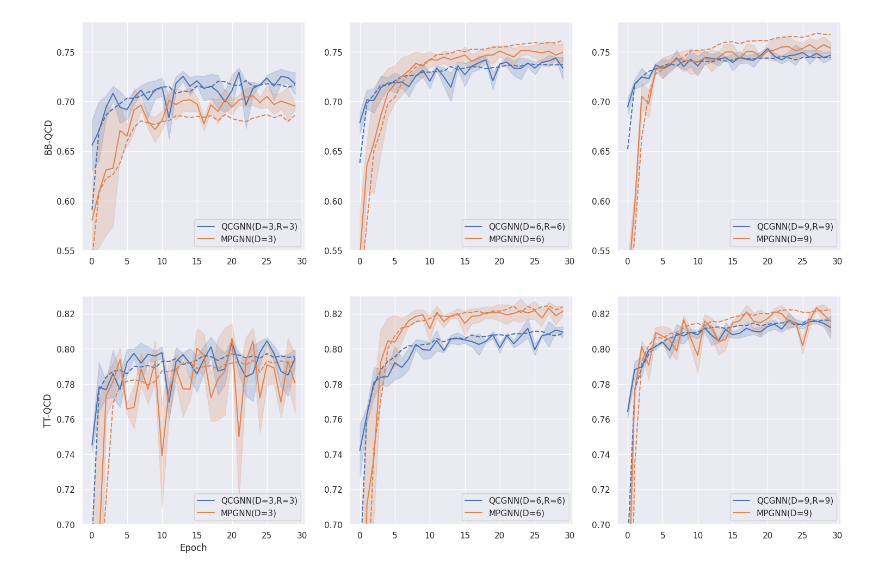
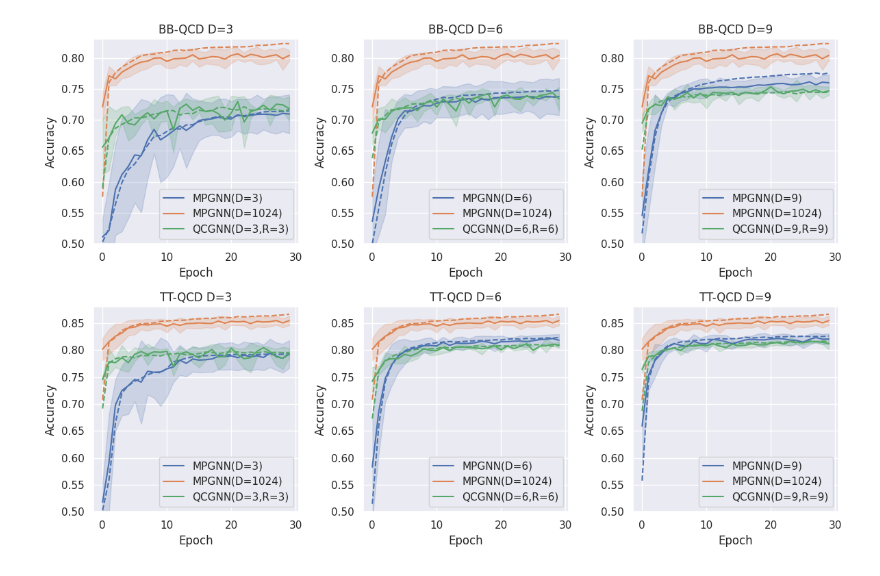
Before and after one commit to maplexgitx0302/QML-QCGNN, a Jupyter notebook: wandb_export.ipynb, the cells around one changed output. Drawn from its saved outputs; the diff is of its cells as text; code cells hidden in the pictures.

Commit message:
20231208 plot best classical

```diff
--- a/wandb_export.ipynb
+++ b/wandb_export.ipynb
@@ -15,7 +15,8 @@ import matplotlib.pyplot as plt
 import seaborn as sns
 sns.set_theme()
 # %%
-result_date = ["20231110", "20231105", "20231109", "20231117"]
+best_classical = {"date":"20231207_180000", "gnn_out":1024}
+result_date    = ["20231105", "20231109", "20231110", "20231112", "20231117", best_classical["date"]]
 
 count_data  = defaultdict(int)
 for run in api.runs("ntuyianchen/g_main"):
@@ -92,34 +93,33 @@ data_frame.iloc[[15*i for i in range(2*len(data_frame)//30)]]
 # %%
 # `sns.errorbar`: https://seaborn.pydata.org/tutorial/error_bars.html
 
 abbrev_list   = ["BB-QCD", "TT-QCD"]
 out_dim_list  = [3,6,9]
 num_r, num_c  = len(abbrev_list), len(out_dim_list)
-fig, ax       = plt.subplots(num_r, num_c, figsize=(6*num_c,6*num_r))
-color_palette = sns.color_palette(n_colors=2)
+fig, ax       = plt.subplots(num_r, num_c, figsize=(4*num_c,4*num_r))
+color_palette = sns.color_palette(n_colors=3)
 
 for row, col in product(range(num_r), range(num_c)):
     abbrev  = abbrev_list[row]
     out_dim = out_dim_list[col]
-    idx     = (data_frame["abbrev"]==abbrev) & ((data_frame["gnn_out"]==out_dim) | ((data_frame["gnn_nn_qubits"]==out_dim) & (data_frame["gnn_reupload"]==out_dim)))
+    idx_a   = (data_frame["abbrev"] == abbrev)
+    idx_c   = (data_frame["gnn_out"] == best_classical["gnn_out"]) | (data_frame["gnn_out"] == out_dim)
+    idx_q   = (data_frame["gnn_nn_qubits"]==out_dim) & (data_frame["gnn_reupload"]==out_dim)
+    idx     = idx_a & (idx_c | idx_q)
     sns.lineplot(data_frame[idx], x="epoch", y="train_acc_epoch", hue="legend", ax=ax[row][col], palette=color_palette, err_style=None, legend=False, linestyle='--')
-    sns.lineplot(data_frame[idx], x="epoch", y="valid_acc_epoch", hue="legend", ax=ax[row][col], palette=color_palette, errorbar=("se", 1))
+    sns.lineplot(data_frame[idx], x="epoch", y="valid_acc_epoch", hue="legend", ax=ax[row][col], palette=color_palette, errorbar=("sd", 1))
 
-    if (row,col) == (0,0):
-        ax[row][col].set_xlabel("")
-        ax[row][col].set_ylabel("BB-QCD")
-    elif (row,col) == (1,0):
-        ax[row][col].set_xlabel("Epoch")
-        ax[row][col].set_ylabel("TT-QCD")
-    else:
-        ax[row][col].set_xlabel("")
-        ax[row][col].set_ylabel("")
+
+    ax[row][col].set_xlabel("Epoch")
+    ax[row][col].set_ylabel("Accuracy")
+    ax[row][col].set_title(f"{abbrev_list[row]} D={out_dim_list[col]}")
 
     if abbrev == "BB-QCD":
-        ax[row][col].set_ylim(0.55, 0.78)
+        ax[row][col].set_ylim(0.50, 0.83)
     elif abbrev == "TT-QCD":
-        ax[row][col].set_ylim(0.70, 0.83)
+        ax[row][col].set_ylim(0.50, 0.88)
 
     sns.move_legend(ax[row][col], "lower right", title=None)
+    plt.tight_layout()
 # %% [output]
-[figure, old version]
+[figure, new version]
```
Also changed, not shown: parts of 3 cells of this notebook, 3 other files.
